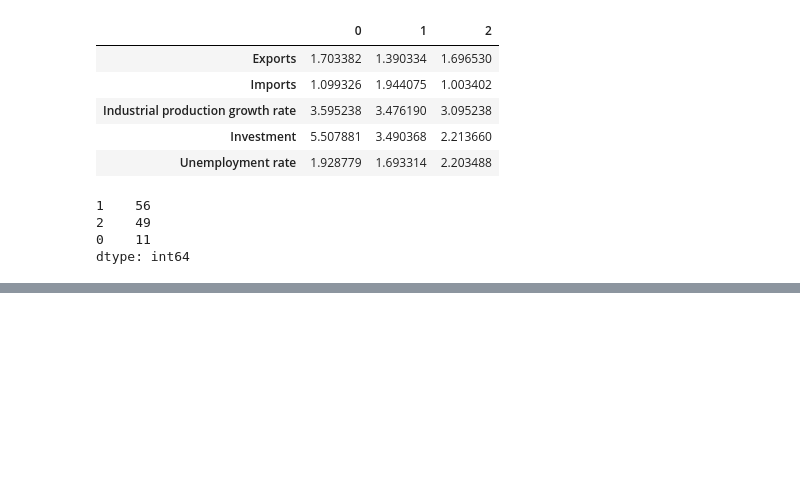
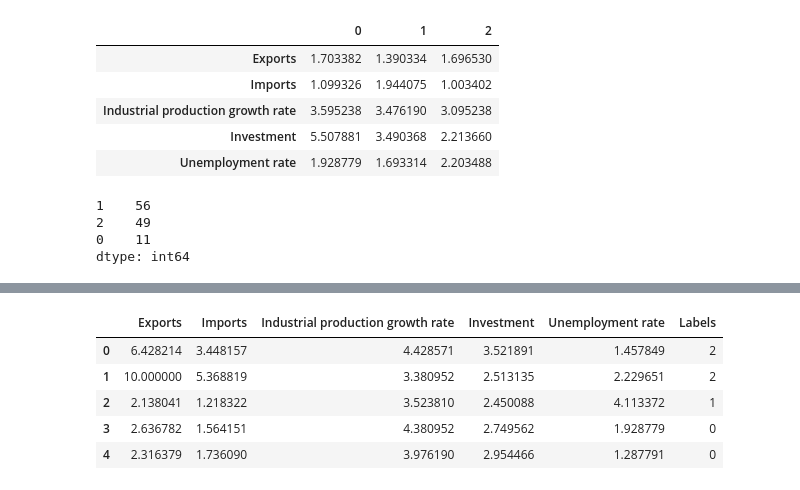
Before and after one commit to JaxToon/TubesMachineLearning, a Jupyter notebook: kmeans.ipynb, the cells around one changed output, grey strips where cells are left out. Drawn from its saved outputs; the diff is of its cells as text; code cells hidden in the pictures; blank space fills up the shorter version.

```diff
--- a/kmeans.ipynb
+++ b/kmeans.ipynb
@@ -129,0 +152,10 @@ while iterasi < iterasiMax and not titikCenteroid.equals(centeroidLama) :
+# %%
+dataf["Labels"] = labeldata
+dataf.head()
+# %% [output]
+|  | Exports | Imports | Industrial production growth rate | Investment | Unemployment rate | Labels |
+| 0 | 6.428214 | 3.448157 | 4.428571 | 3.521891 | 1.457849 | 2 |
+| 1 | 10.000000 | 5.368819 | 3.380952 | 2.513135 | 2.229651 | 2 |
+| 2 | 2.138041 | 1.218322 | 3.523810 | 2.450088 | 4.113372 | 1 |
+| 3 | 2.636782 | 1.564151 | 4.380952 | 2.749562 | 1.928779 | 0 |
+| 4 | 2.316379 | 1.736090 | 3.976190 | 2.954466 | 1.287791 | 0 |
```
Also changed, not shown: parts of 4 cells of this notebook.
